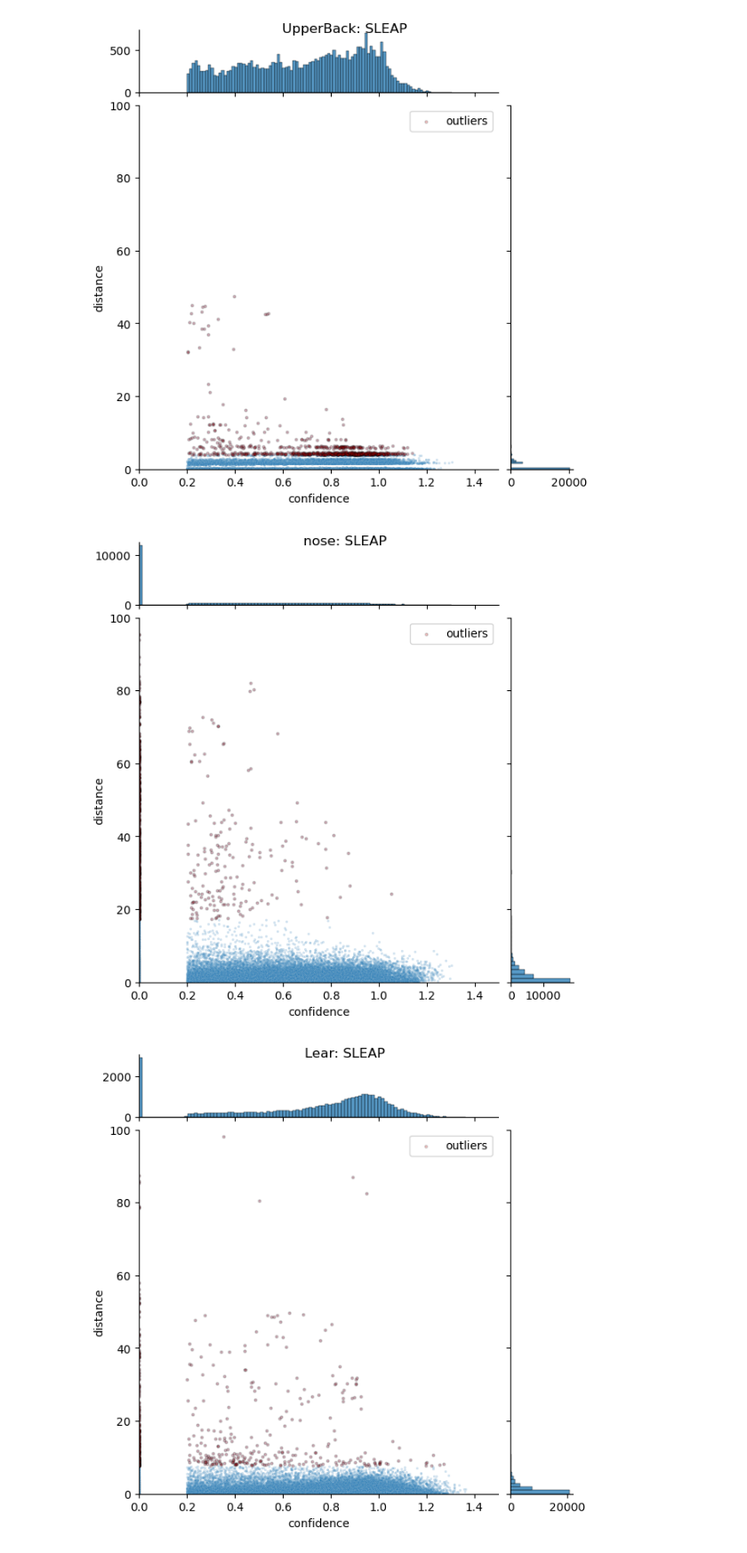
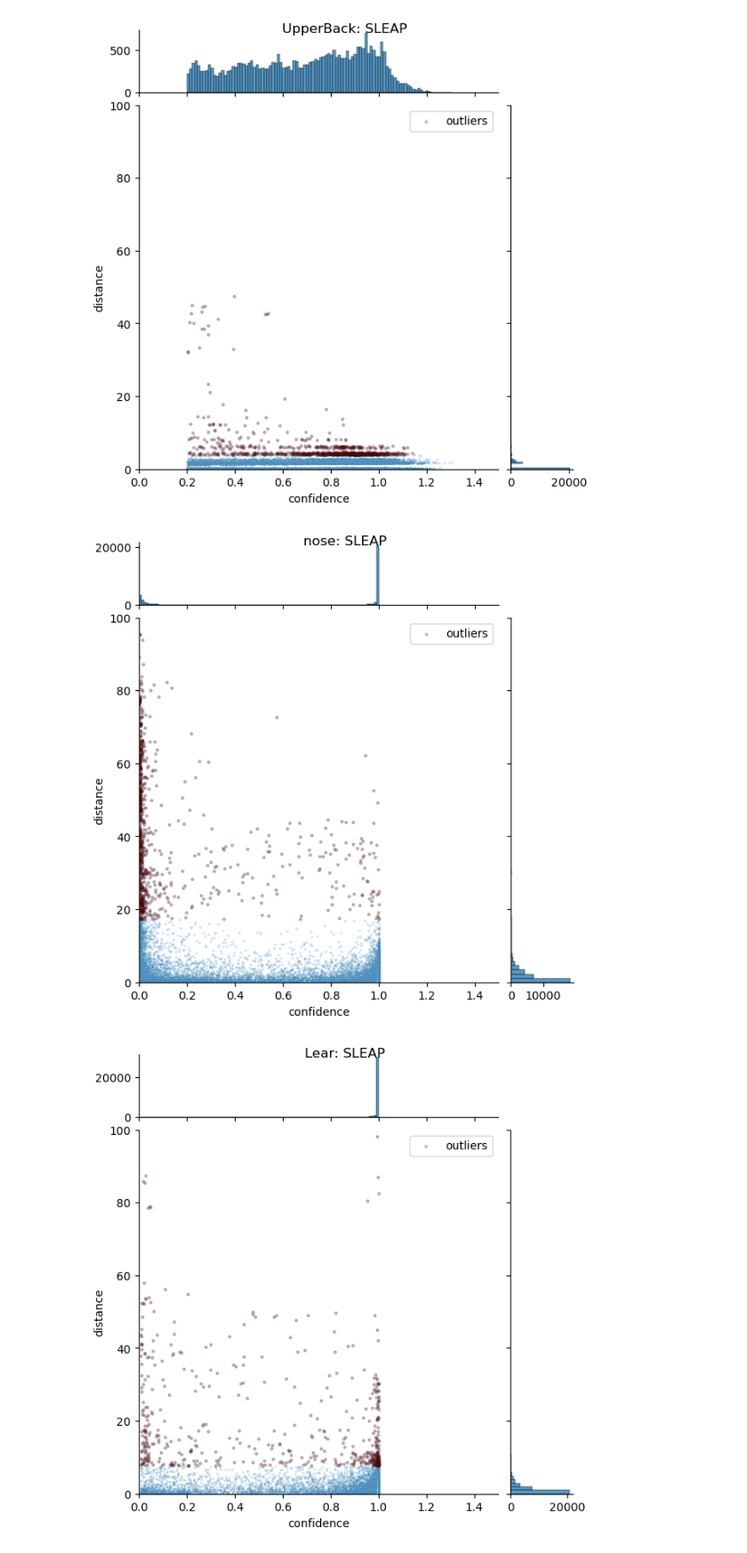
Before and after one commit to iurillilab/3d-setup, a Jupyter notebook: scripts/data_analysis_movement.ipynb, the cells around one changed output. Shown at 89% size. Saved outputs shown, nothing was run; the diff lists cells and outputs as text; code cells hidden in the pictures.

```diff
--- a/scripts/data_analysis_movement.ipynb
+++ b/scripts/data_analysis_movement.ipynb
@@ -105,33 +105,33 @@ for i in keypoints:
     y = np.array(y).squeeze()
 
     x_c = x[0, :]
     y_c = y[0, :]
     distances = np.sqrt(np.diff(x_c)**2 + np.diff(y_c)**2)
     distances = np.insert(distances, 0, 0)
 
-    confidence = np.array(ds_sleap.confidence.sel(keypoints=i)).squeeze()
+    confidence = np.array(ds_dlc.confidence.sel(keypoints=i)).squeeze()
     mask = ~np.isnan(distances) & ~np.isnan(confidence)
     confidence = confidence[mask]
     distances = distances[mask]
 
 
     dist_mean = np.mean(distances)
     dist_std = np.std(distances)
     outliers = distances > dist_mean + 2*dist_std
 
     g = sns.jointplot(x = confidence, y = distances, kind='scatter',
                        marginal_ticks=True, marginal_kws=dict(bins=100, fill=True), space=0.2,  alpha=0.2, s=5)
     g.ax_joint.scatter(x=confidence[outliers], y=distances[outliers], color='red', s=5, alpha=0.2, label='outliers', edgecolors='black')
     g.ax_joint.set_xlim(0, 1.5)
     g.ax_joint.set_ylim(0, 100)
 
 
 
     g.ax_joint.legend()
     # g.ax_marg_y.set_yscale('log')
 
     g.set_axis_labels('confidence', 'distance')
     g.figure.suptitle(f'{i}: SLEAP')
 # %% [output]
-[figure, old version]
+[figure, new version]
-[figure, old version]
+[figure, new version]
```
Also changed, not shown: parts of 1 cell of this notebook, 3 other files.
